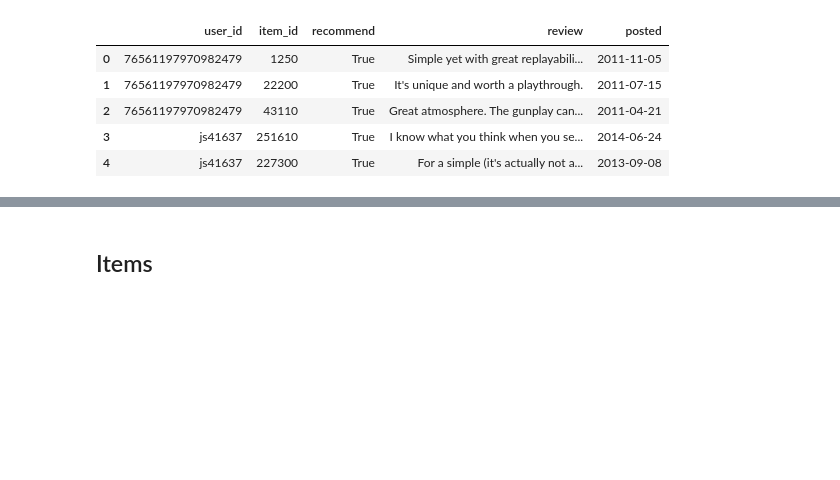
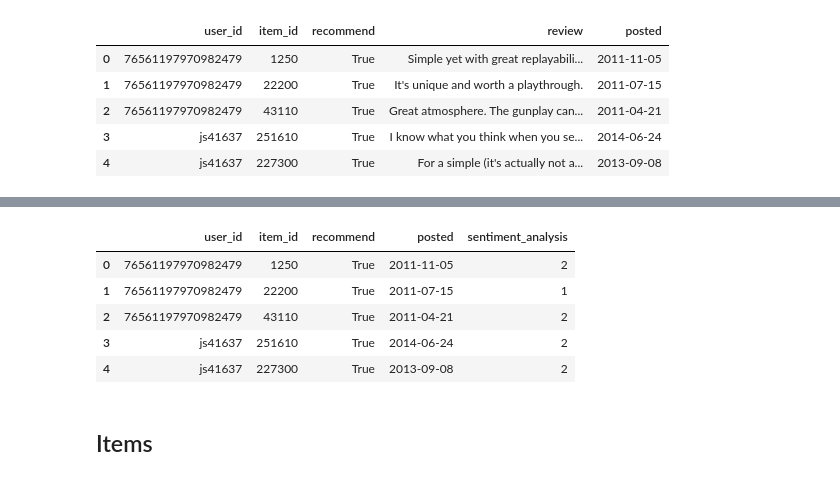
Before and after one commit to DaAnMaGi/Proyecto_Marzo, a Jupyter notebook: Parte 1/apertura.ipynb, the cells around one changed output, grey strips where cells are left out. Cells and saved outputs as stored; diff of their text form; code cells hidden in the pictures; blank space fills up the shorter version.

```diff
--- a/Parte 1/apertura.ipynb
+++ b/Parte 1/apertura.ipynb
@@ -339,2 +480,13 @@ reviews_p.head()
+# %%
+# Se revisa que la base cargue adecuadamente.
+n_reviews = pd.read_json("../Data/corregida/r_reviews.json.gzip",compression="gzip",convert_dates=["posted"],date_unit="ms")
+n_reviews.head()
+# %% [output]
+|  | user_id | item_id | recommend | posted | sentiment_analysis |
+| 0 | 76561197970982479 | 1250 | True | 2011-11-05 | 2 |
+| 1 | 76561197970982479 | 22200 | True | 2011-07-15 | 1 |
+| 2 | 76561197970982479 | 43110 | True | 2011-04-21 | 2 |
+| 3 | js41637 | 251610 | True | 2014-06-24 | 2 |
+| 4 | js41637 | 227300 | True | 2013-09-08 | 2 |
 # %% [markdown]
 ## Items
```
Also changed, not shown: parts of 14 cells of this notebook.
